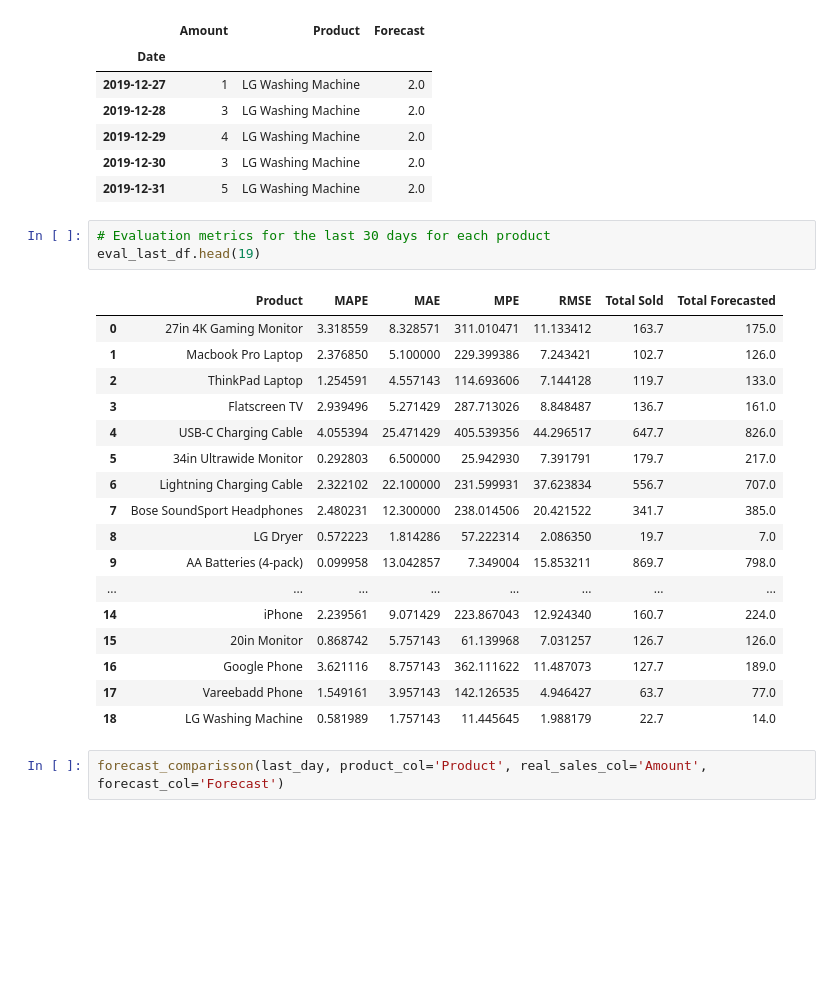
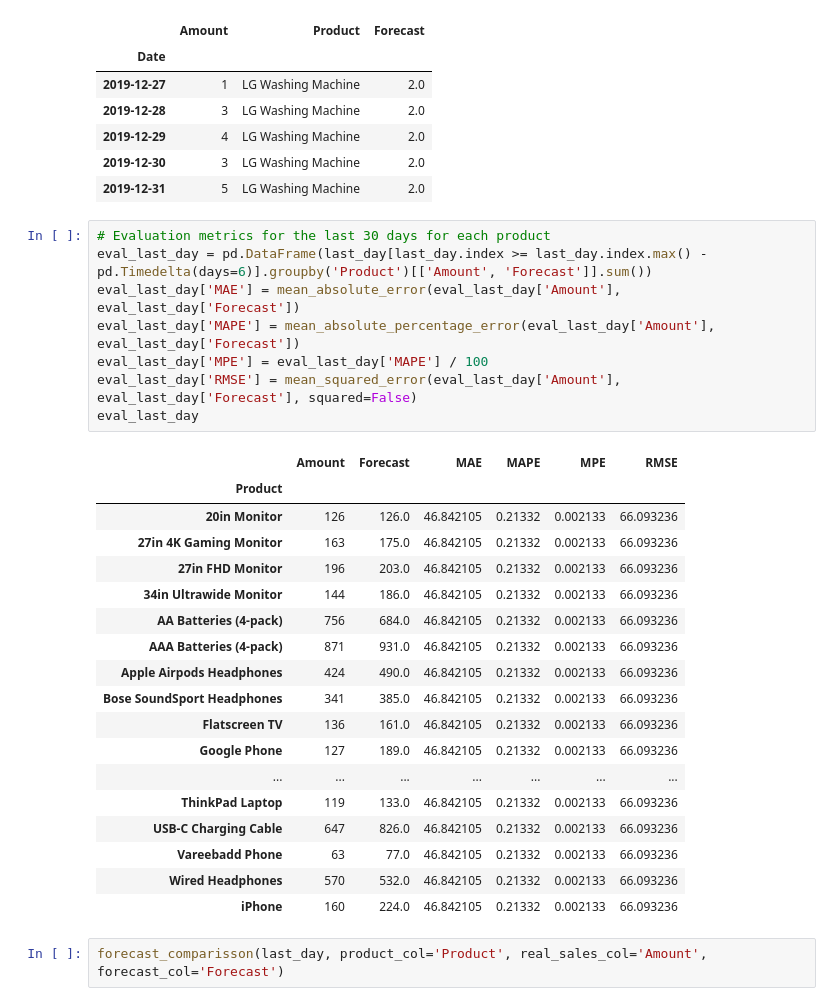
Before and after one commit to Gust4242/Forecasting-techniques, a Jupyter notebook: Forecasting algorithms.ipynb, the cells around one changed output. Saved outputs shown, nothing was run; the diff lists cells and outputs as text; blank space fills up the shorter version.

Commit message:
eval using agg predictions

```diff
--- a/Forecasting algorithms.ipynb
+++ b/Forecasting algorithms.ipynb
@@ -226,27 +213,33 @@ last_day.tail()
 | 2019-12-29 | 4 | LG Washing Machine | 2.0 |
 | 2019-12-30 | 3 | LG Washing Machine | 2.0 |
 | 2019-12-31 | 5 | LG Washing Machine | 2.0 |
-# %%
-# Evaluation metrics for the last 30 days for each product
-eval_last_df.head(19)
-# %% [output]
-|  | Product | MAPE | MAE | MPE | RMSE | Total Sold | Total Forecasted |
-| 0 | 27in 4K Gaming Monitor | 3.318559 | 8.328571 | 311.010471 | 11.133412 | 163.7 | 175.0 |
-| 1 | Macbook Pro Laptop | 2.376850 | 5.100000 | 229.399386 | 7.243421 | 102.7 | 126.0 |
-| 2 | ThinkPad Laptop | 1.254591 | 4.557143 | 114.693606 | 7.144128 | 119.7 | 133.0 |
-| 3 | Flatscreen TV | 2.939496 | 5.271429 | 287.713026 | 8.848487 | 136.7 | 161.0 |
-| 4 | USB-C Charging Cable | 4.055394 | 25.471429 | 405.539356 | 44.296517 | 647.7 | 826.0 |
-| 5 | 34in Ultrawide Monitor | 0.292803 | 6.500000 | 25.942930 | 7.391791 | 179.7 | 217.0 |
-| 6 | Lightning Charging Cable | 2.322102 | 22.100000 | 231.599931 | 37.623834 | 556.7 | 707.0 |
-| 7 | Bose SoundSport Headphones | 2.480231 | 12.300000 | 238.014506 | 20.421522 | 341.7 | 385.0 |
-| 8 | LG Dryer | 0.572223 | 1.814286 | 57.222314 | 2.086350 | 19.7 | 7.0 |
-| 9 | AA Batteries (4-pack) | 0.099958 | 13.042857 | 7.349004 | 15.853211 | 869.7 | 798.0 |
-| ... | ... | ... | ... | ... | ... | ... | ... |
-| 14 | iPhone | 2.239561 | 9.071429 | 223.867043 | 12.924340 | 160.7 | 224.0 |
-| 15 | 20in Monitor | 0.868742 | 5.757143 | 61.139968 | 7.031257 | 126.7 | 126.0 |
-| 16 | Google Phone | 3.621116 | 8.757143 | 362.111622 | 11.487073 | 127.7 | 189.0 |
-| 17 | Vareebadd Phone | 1.549161 | 3.957143 | 142.126535 | 4.946427 | 63.7 | 77.0 |
-| 18 | LG Washing Machine | 0.581989 | 1.757143 | 11.445645 | 1.988179 | 22.7 | 14.0 |
+# %%
+# Evaluation metrics for the last 30 days for each product
+eval_last_day = pd.DataFrame(last_day[last_day.index >= last_day.index.max() - pd.Timedelta(days=6)].groupby('Product')[['Amount', 'Forecast']].sum())
+eval_last_day['MAE'] = mean_absolute_error(eval_last_day['Amount'], eval_last_day['Forecast'])
+eval_last_day['MAPE'] = mean_absolute_percentage_error(eval_last_day['Amount'], eval_last_day['Forecast'])
+eval_last_day['MPE'] = eval_last_day['MAPE'] / 100
+eval_last_day['RMSE'] = mean_squared_error(eval_last_day['Amount'], eval_last_day['Forecast'], squared=False)
+eval_last_day
+# %% [output]
+|  | Amount | Forecast | MAE | MAPE | MPE | RMSE |
+| Product |  |  |  |  |  |  |
+| 20in Monitor | 126 | 126.0 | 46.842105 | 0.21332 | 0.002133 | 66.093236 |
+| 27in 4K Gaming Monitor | 163 | 175.0 | 46.842105 | 0.21332 | 0.002133 | 66.093236 |
+| 27in FHD Monitor | 196 | 203.0 | 46.842105 | 0.21332 | 0.002133 | 66.093236 |
+| 34in Ultrawide Monitor | 144 | 186.0 | 46.842105 | 0.21332 | 0.002133 | 66.093236 |
+| AA Batteries (4-pack) | 756 | 684.0 | 46.842105 | 0.21332 | 0.002133 | 66.093236 |
+| AAA Batteries (4-pack) | 871 | 931.0 | 46.842105 | 0.21332 | 0.002133 | 66.093236 |
+| Apple Airpods Headphones | 424 | 490.0 | 46.842105 | 0.21332 | 0.002133 | 66.093236 |
+| Bose SoundSport Headphones | 341 | 385.0 | 46.842105 | 0.21332 | 0.002133 | 66.093236 |
+| Flatscreen TV | 136 | 161.0 | 46.842105 | 0.21332 | 0.002133 | 66.093236 |
+| Google Phone | 127 | 189.0 | 46.842105 | 0.21332 | 0.002133 | 66.093236 |
+| ... | ... | ... | ... | ... | ... | ... |
+| ThinkPad Laptop | 119 | 133.0 | 46.842105 | 0.21332 | 0.002133 | 66.093236 |
+| USB-C Charging Cable | 647 | 826.0 | 46.842105 | 0.21332 | 0.002133 | 66.093236 |
+| Vareebadd Phone | 63 | 77.0 | 46.842105 | 0.21332 | 0.002133 | 66.093236 |
+| Wired Headphones | 570 | 532.0 | 46.842105 | 0.21332 | 0.002133 | 66.093236 |
+| iPhone | 160 | 224.0 | 46.842105 | 0.21332 | 0.002133 | 66.093236 |
 # %%
 forecast_comparisson(last_day, product_col='Product', real_sales_col='Amount', forecast_col='Forecast')
 # %% [markdown]
```
Also changed, not shown: parts of 13 cells of this notebook.
